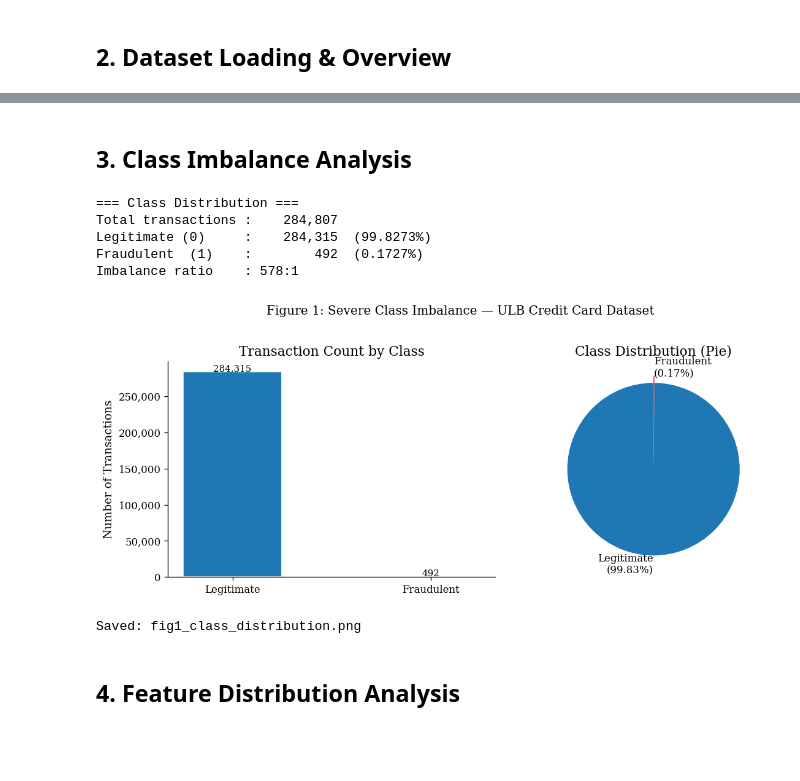
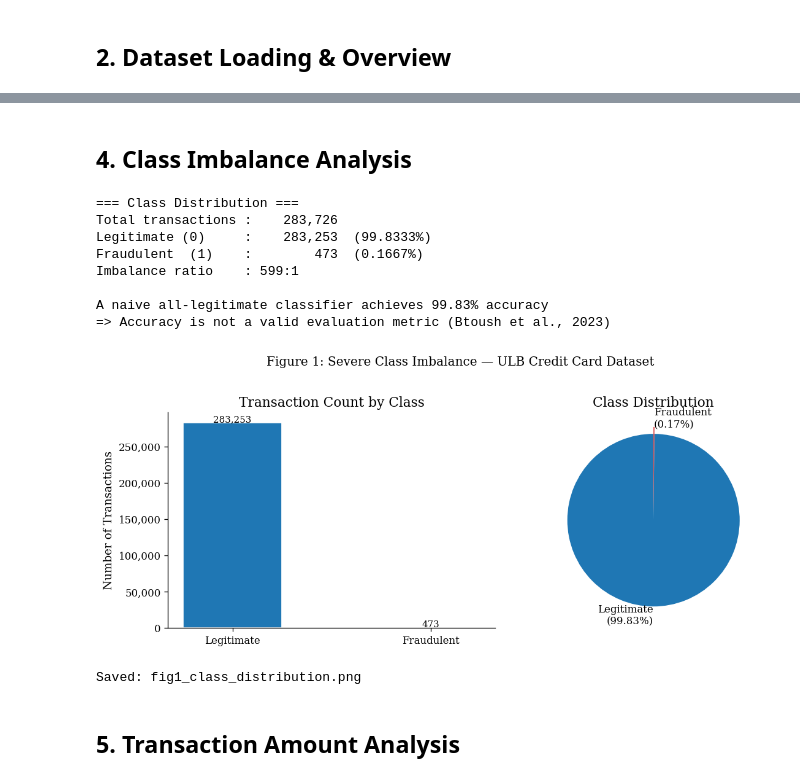
Before and after one commit to gagansinghbhatia/credit-card-fraud-detection-ml, a Jupyter notebook: notebooks/Phase1_EDA.ipynb, the cells around one changed output, grey strips where cells are left out. Saved outputs shown, nothing was run; the diff lists cells and outputs as text; code cells hidden in the pictures; blank space fills up the shorter version.

```diff
--- a/notebooks/Phase1_EDA.ipynb
+++ b/notebooks/Phase1_EDA.ipynb
@@ -55,17 +68,18 @@ Libraries loaded successfully.
 # %% [markdown]
 ## 2. Dataset Loading & Overview
 # %%
-df = pd.read_csv("/kaggle/input/datasets/gagansinghbhatia/ulbkaggle-credit-card-dataset/creditcard.csv")
+# ── Set your path here ────────────────────────────────────────────────────
+# Kaggle: BASE = '/kaggle/input/your-dataset-name/'
+# Local : BASE = ''
+BASE = '/kaggle/input/datasets/gagansinghbhatia/ulbkaggle-credit-card-dataset/'
+
+df = pd.read_csv(BASE + 'creditcard.csv')
 
 print('=== Dataset Shape ===')
 print(f'Rows: {len(df):,}  |  Columns: {df.shape[1]}')
 print()
-print('=== Column Types ===')
+print('=== Column Data Types ===')
 print(df.dtypes)
-print()
-print('=== Missing Values ===')
-missing = df.isnull().sum()
-print(missing[missing > 0] if missing.any() else 'No missing values — clean dataset.')
 print()
 print('=== First 5 Rows ===')
 df.head()
@@ -112,53 +200,57 @@ df[['Time', 'Amount', 'Class']].describe().round(4)
 # %% [markdown]
-## 3. Class Imbalance Analysis
+## 4. Class Imbalance Analysis
 # %%
-fraud = df[df['Class'] == 1]
-legit = df[df['Class'] == 0]
+fraud = df[df['Class'] == 1].copy()
+legit = df[df['Class'] == 0].copy()
 
-n_total  = len(df)
-n_fraud  = len(fraud)
-n_legit  = len(legit)
+n_total   = len(df)
+n_fraud   = len(fraud)
+n_legit   = len(legit)
 pct_fraud = n_fraud / n_total * 100
 
 print('=== Class Distribution ===')
 print(f'Total transactions : {n_total:>10,}')
 print(f'Legitimate (0)     : {n_legit:>10,}  ({100-pct_fraud:.4f}%)')
 print(f'Fraudulent  (1)    : {n_fraud:>10,}  ({pct_fraud:.4f}%)')
 print(f'Imbalance ratio    : {n_legit/n_fraud:.0f}:1')
+print()
+print(f'A naive all-legitimate classifier achieves {100-pct_fraud:.2f}% accuracy')
+print('=> Accuracy is not a valid evaluation metric (Btoush et al., 2023)')
 
 fig, axes = plt.subplots(1, 2, figsize=(10, 4))
 
-# Bar chart
 axes[0].bar(['Legitimate', 'Fraudulent'], [n_legit, n_fraud],
             color=[LEGIT_COLOR, FRAUD_COLOR], width=0.5, edgecolor='white')
 axes[0].set_title('Transaction Count by Class')
 axes[0].set_ylabel('Number of Transactions')
 axes[0].yaxis.set_major_formatter(mticker.FuncFormatter(lambda x, _: f'{x:,.0f}'))
 for i, v in enumerate([n_legit, n_fraud]):
     axes[0].text(i, v + 1000, f'{v:,}', ha='center', fontsize=9)
 
-# Pie chart
 axes[1].pie([n_legit, n_fraud],
-            labels=[f'Legitimate\n({100-pct_fraud:.2f}%)', f'Fraudulent\n({pct_fraud:.2f}%)'],
+            labels=[f'Legitimate\n({100-pct_fraud:.2f}%)',
+                    f'Fraudulent\n({pct_fraud:.2f}%)'],
             colors=[LEGIT_COLOR, FRAUD_COLOR],
-            explode=[0, 0.08],
-            startangle=90,
+            explode=[0, 0.08], startangle=90,
             textprops={'fontsize': 10})
-axes[1].set_title('Class Distribution (Pie)')
+axes[1].set_title('Class Distribution')
 
-plt.suptitle('Figure 1: Severe Class Imbalance — ULB Credit Card Dataset', y=1.02, fontsize=12)
+plt.suptitle('Figure 1: Severe Class Imbalance — ULB Credit Card Dataset', y=1.02)
 plt.tight_layout()
 plt.savefig('fig1_class_distribution.png', bbox_inches='tight')
 plt.show()
 print('Saved: fig1_class_distribution.png')
 # %% [output]
 === Class Distribution ===
-Total transactions :    284,807
-Legitimate (0)     :    284,315  (99.8273%)
-Fraudulent  (1)    :        492  (0.1727%)
-Imbalance ratio    : 578:1
+Total transactions :    283,726
+Legitimate (0)     :    283,253  (99.8333%)
+Fraudulent  (1)    :        473  (0.1667%)
+Imbalance ratio    : 599:1
+
+A naive all-legitimate classifier achieves 99.83% accuracy
+=> Accuracy is not a valid evaluation metric (Btoush et al., 2023)
-[figure, old version]
+[figure, new version]
 Saved: fig1_class_distribution.png
-# %% [markdown]
-## 4. Feature Distribution Analysis
+# %% [markdown]
+## 5. Transaction Amount Analysis
 # %%
```
Also changed, not shown: parts of 27 cells of this notebook.
